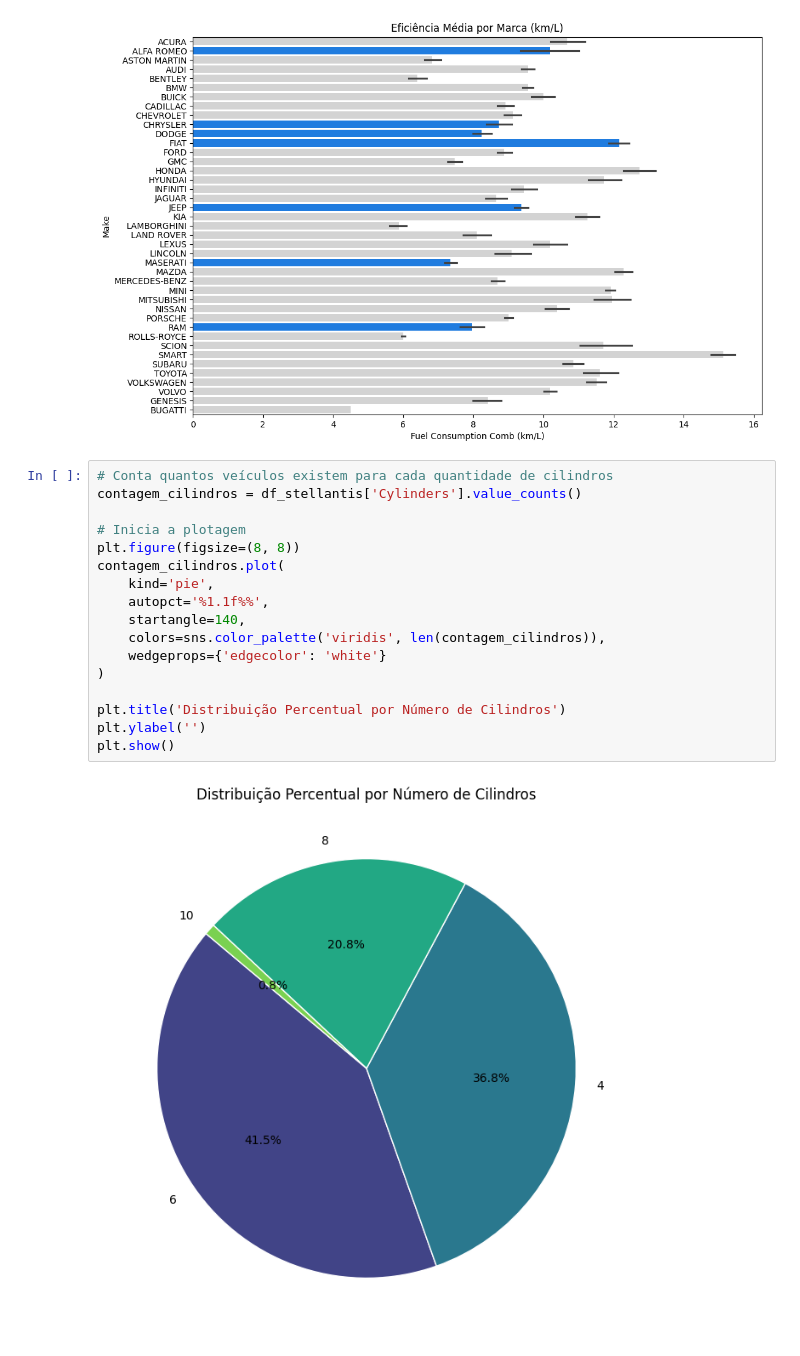
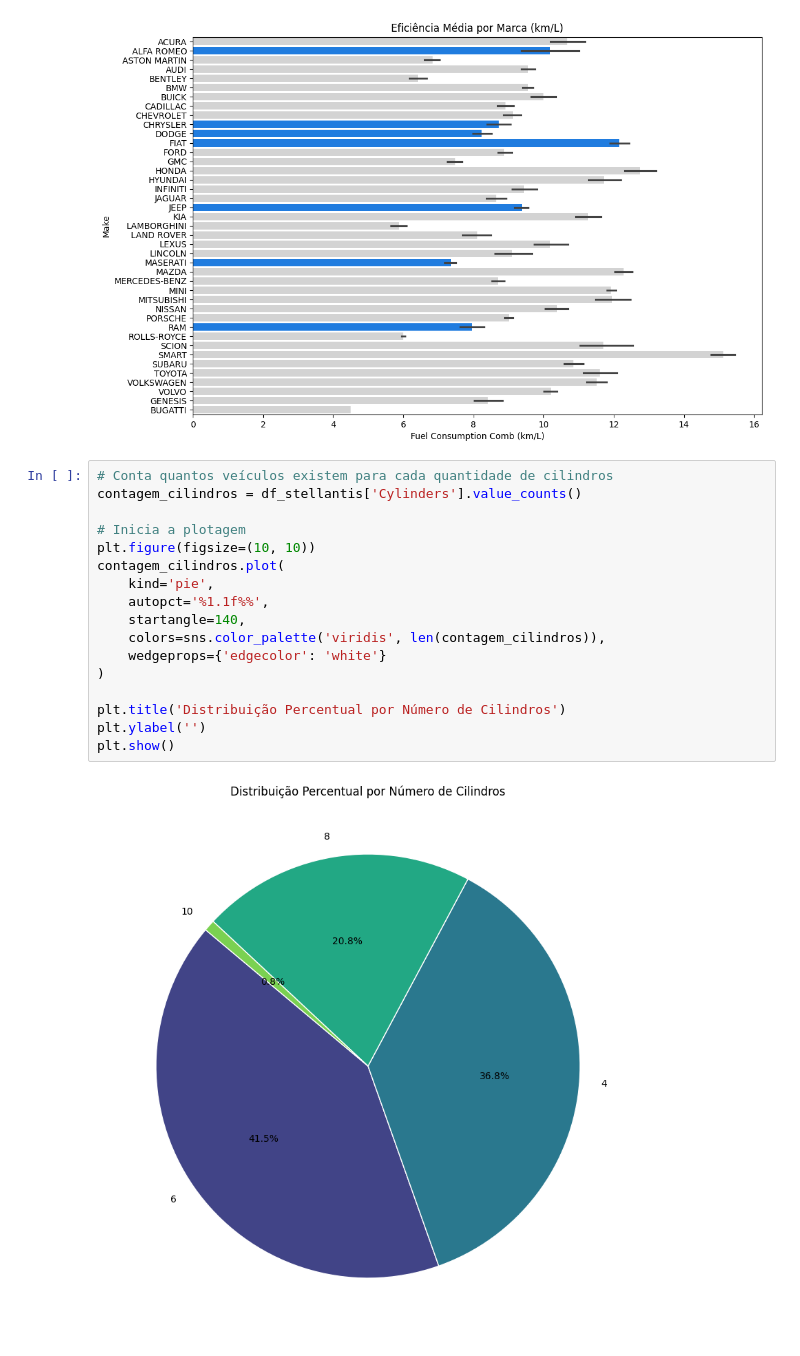
Before and after one commit to vitor-laudares/Trabalho-Final-Py_Stellantis, a Jupyter notebook: trabalho_final_py_stellantis.ipynb, the cells around one changed output. Saved outputs shown, nothing was run; the diff lists cells and outputs as text.

```diff
--- a/trabalho_final_py_stellantis.ipynb
+++ b/trabalho_final_py_stellantis.ipynb
@@ -298,19 +305,19 @@ plt.show()
 # %%
 # Conta quantos veículos existem para cada quantidade de cilindros
 contagem_cilindros = df_stellantis['Cylinders'].value_counts()
 
 # Inicia a plotagem
-plt.figure(figsize=(8, 8))
+plt.figure(figsize=(10, 10))
 contagem_cilindros.plot(
     kind='pie',
     autopct='%1.1f%%',
     startangle=140,
     colors=sns.color_palette('viridis', len(contagem_cilindros)),
     wedgeprops={'edgecolor': 'white'}
 )
 
 plt.title('Distribuição Percentual por Número de Cilindros')
 plt.ylabel('')
 plt.show()
 # %% [output]
-[figure, old version]
+[figure, new version]
```
Also changed, not shown: parts of 6 cells of this notebook.
